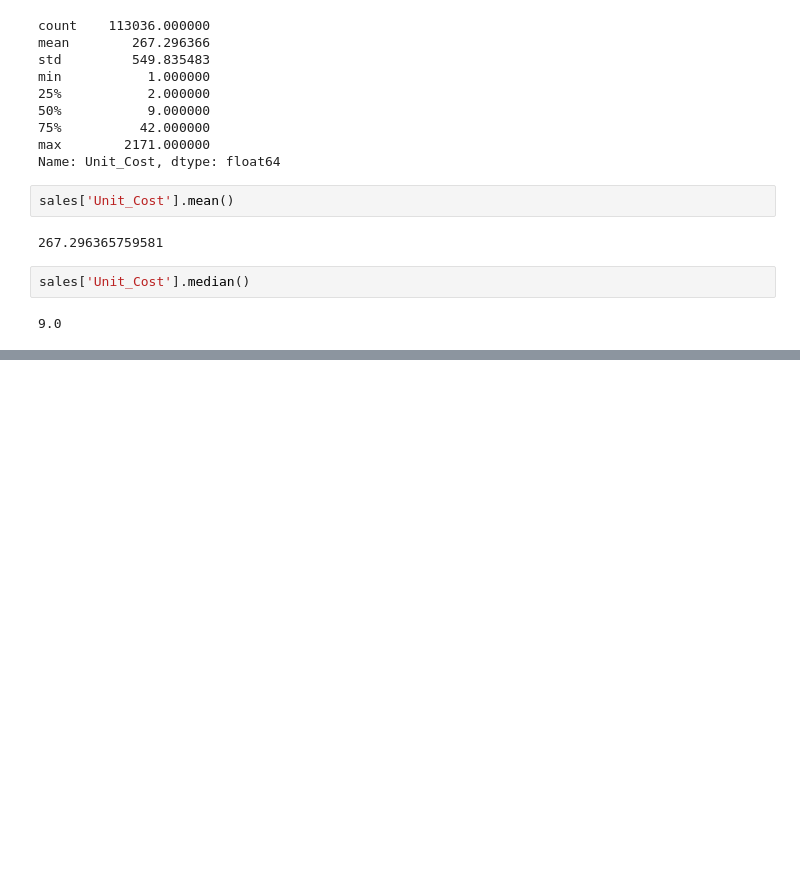
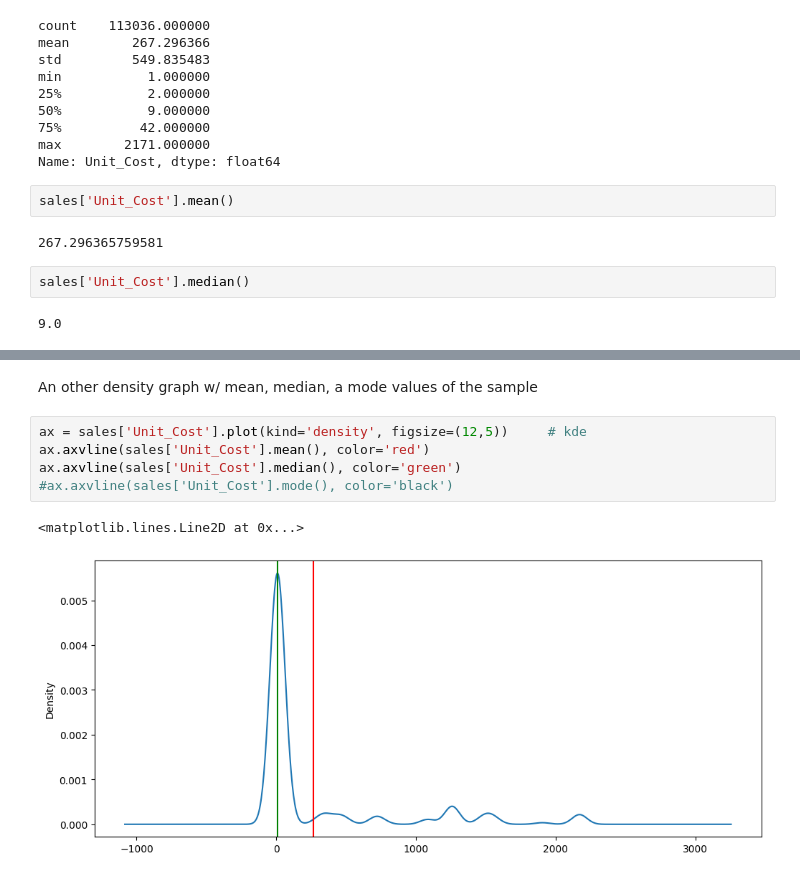
Before and after one commit to jmonti-gh/DataAnalysis_Py, a Jupyter notebook: da00_03/example_a.ipynb, the cells around one changed output, grey strips where cells are left out. Saved outputs shown, nothing was run; the diff lists cells and outputs as text; blank space fills up the shorter version.

```diff
--- a/da00_03/example_a.ipynb
+++ b/da00_03/example_a.ipynb
@@ -97,0 +109,10 @@ sales['Unit_Cost'].plot(kind='box', vert=False, figsize=(14,4))
+# %% [markdown]
+An other density graph w/ mean, median, a mode values of the sample
+# %%
+ax = sales['Unit_Cost'].plot(kind='density', figsize=(12,5))     # kde
+ax.axvline(sales['Unit_Cost'].mean(), color='red')
+ax.axvline(sales['Unit_Cost'].median(), color='green')
+#ax.axvline(sales['Unit_Cost'].mode(), color='black')
+# %% [output]
+<matplotlib.lines.Line2D at 0x...>
+[figure, added]
```
Also changed, not shown: parts of 5 cells of this notebook, 1 other file.
